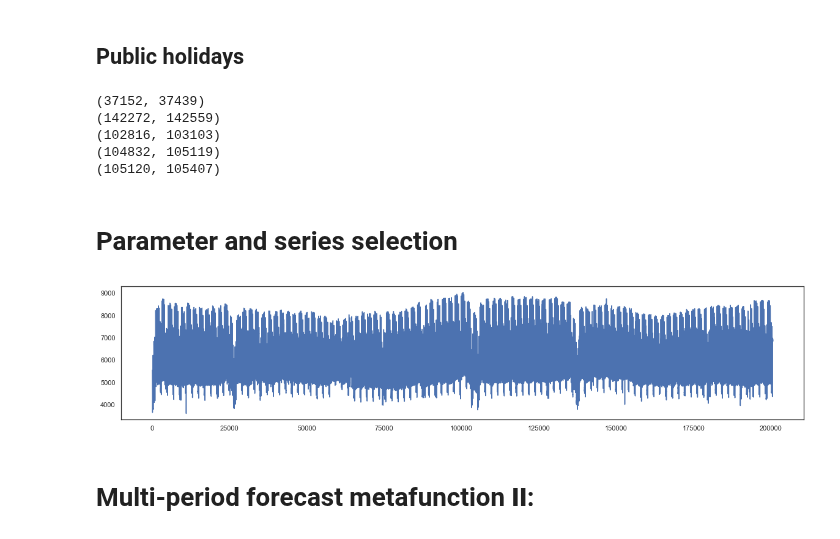
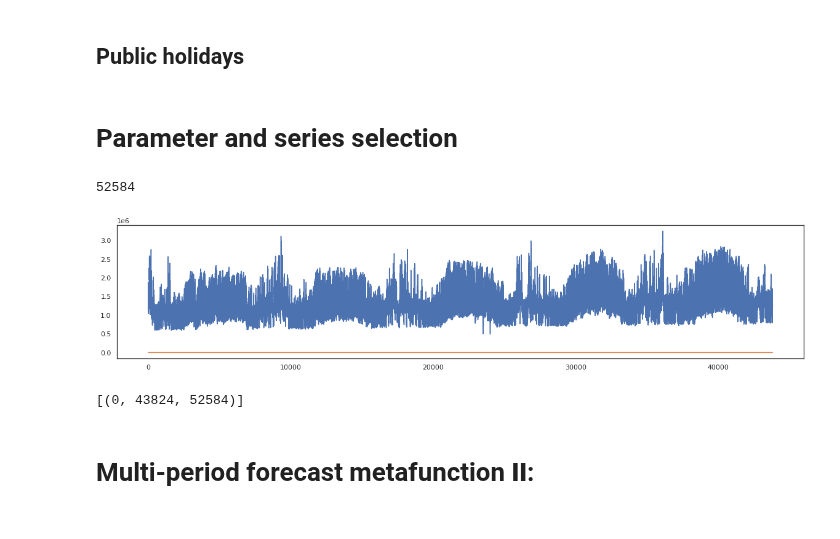
Before and after one commit to urieliram/analog, a Jupyter notebook: analog_bivariate.ipynb, the cells around one changed output. Cells and saved outputs as stored; diff of their text form; code cells hidden in the pictures.

```diff
--- a/analog_bivariate.ipynb
+++ b/analog_bivariate.ipynb
@@ -78,7 +82,10 @@ from statsmodels.tsa.api import ExponentialSmoothing, SimpleExpSmoothing, Holt
 #https://drive.google.com/drive/folders/1Gj3XK9kM-lE18uBMe3qrZOGEm8yAI8i9
 #https://www.codegrepper.com/code-examples/python/how+to+read+csv+file+from+google+drive+on+google+colab+
 path = 'https://drive.google.com/uc?export=download&id='
-URL  = 'https://drive.google.com/file/d/1057_dPk6rIZgXVku8kmZjq3m8WQNkJZb/view?usp=sharing'
-df = pd.read_csv(path+URL.split('/')[-2],usecols=[0,1,2,3,4,5,6,7],names=['Date','SERIE1','SERIE2','SERIE3','SERIE4','SERIE5','SERIE6','SERIE7'],
-                 dtype={'Date':str,'SERIE1':float,'SERIE2':float,'SERIE3':float,'SERIE4':float,'SERIE5':float,'SERIE6':float,'SERIE7':float}) #names=['CLVUNI','TYPE','NODE'], usecols=[1,2,3,4,5,6,]
-df.dropna(inplace=True)
+URL  = 'https://docs.google.com/spreadsheets/d/1pDLwbISRA_0JuUed-xUNor97ZF4x8_jW/edit?usp=sharing&ouid=106252831105067035564&rtpof=true&sd=true'
+#df = pd.read_csv(path+URL.split('/')[-2],usecols=[0,1,2,3,4,5,6,7],names=['Date','SERIE1','SERIE2','SERIE3','SERIE4','SERIE5','SERIE6','SERIE7'],
+#                dtype={'Date':str,'SERIE1':float,'SERIE2':float,'SERIE3':float,'SERIE4':float,'SERIE5':float,'SERIE6':float,'SERIE7':float}) #names=['CLVUNI','TYPE','NODE'], usecols=[1,2,3,4,5,6,]
+#df.dropna(inplace=True)
+# %%
+df  = pd.read_excel(path+URL.split('/')[-2])
+df1 = df[df.Year<2007]
@@ -85,7 +108,7 @@ df.dropna(inplace=True)
 # %% [markdown]
 ### ETL 5 minutes
 # %%
-df['Date'] = pd.to_datetime(df['Date'],format= '%d-%m-%Y %H:%M' ) #.dt.date https://pandas.pydata.org/docs/reference/api/pandas.Series.dt.date.html
-df = df.set_index('Date')
-df_5 = df.resample('5T').mean()
-df_5.head()
+# df['Date'] = pd.to_datetime(df['Date'],format= '%d-%m-%Y %H:%M' ) #.dt.date https://pandas.pydata.org/docs/reference/api/pandas.Series.dt.date.html
+# df = df.set_index('Date')
+# df_5 = df.resample('5T').mean()
+# df_5.head()
@@ -614,26 +551,26 @@ tuplas
 ## Public holidays
 # %%
 serie='SERIE1'
-print(get_index_day(df_5[serie],10,5,2010))   ## mothers day 2010
-print(get_index_day(df_5[serie],10,5,2011))   ## mothers day 2011
-print(get_index_day(df_5[serie],24,12,2010))  ## christmas 2010
-print(get_index_day(df_5[serie],31,12,2010))  ## new year 2011
-print(get_index_day(df_5[serie],1,1,2011))    ## new year 2011
+if False:
+  print(get_index_day(df_5[serie],10,5,2010))   ## mothers day 2010
+  print(get_index_day(df_5[serie],10,5,2011))   ## mothers day 2011
+  print(get_index_day(df_5[serie],24,12,2010))  ## christmas 2010
+  print(get_index_day(df_5[serie],31,12,2010))  ## new year 2011
+  print(get_index_day(df_5[serie],1,1,2011))    ## new year 2011
-# %% [output]
-(37152, 37439)
-(142272, 142559)
-(102816, 103103)
-(104832, 105119)
-(105120, 105407)
 # %% [markdown]
 # Parameter and series selection
 # %%
-serie1 = df_5.SERIE1.tolist()
+serie1 = df1.Load.tolist()
+serie2 = df1.T1.tolist()
+
 plt.figure(figsize=(20, 4))
 plt.plot(serie1)
+plt.plot(serie2)
 npserie1 = np.array(serie1)
+len(df)
 # %% [output]
+52584
-[figure, old version]
+[figure, new version]
 # %%
 ## ene2010... time serie·time-serie·time-serie·time-serie·time-serie·time-serie·time-serie·time-serie·time-serie·time-serie·nov2011
 ##                |                                               |       |           |
@@ -648,3 +585,6 @@ monthyear = 'jun2010'
 # %%
 # >>> provisional para pruebas preliminares (---comentar---)
-positions_test = [(8929, 43487, 43987)] ## Predecir junio
+positions_test = [(0, len(df1), len(df))]  ## Predecir
+positions_test
+# %% [output]
+[(0, 43824, 52584)]
```
Also changed, not shown: parts of 40 cells of this notebook.
